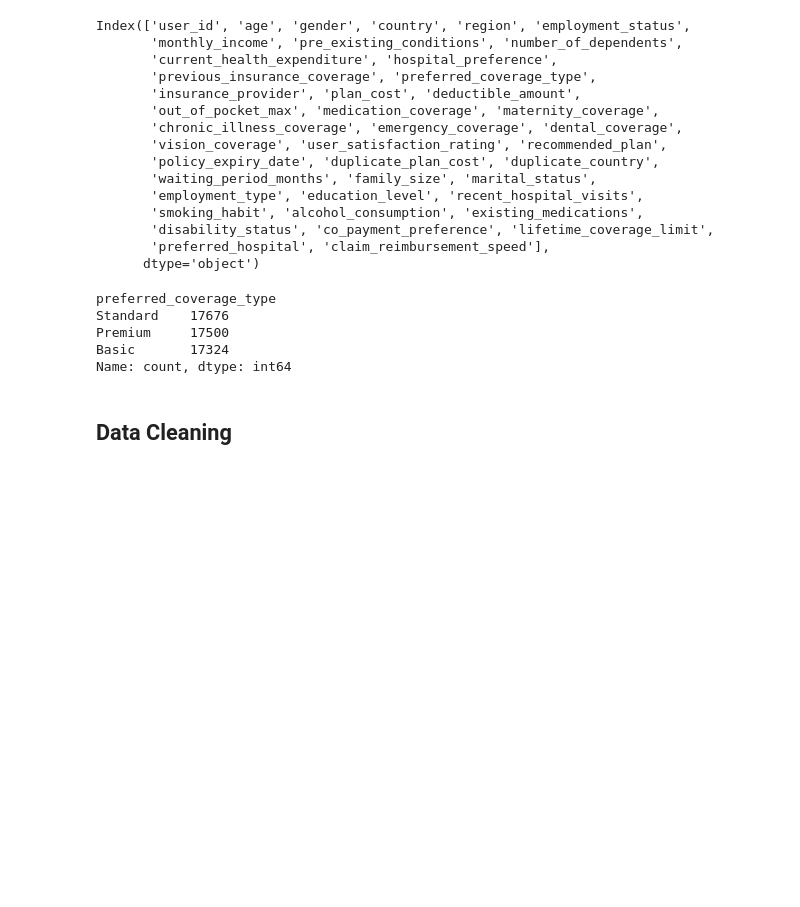
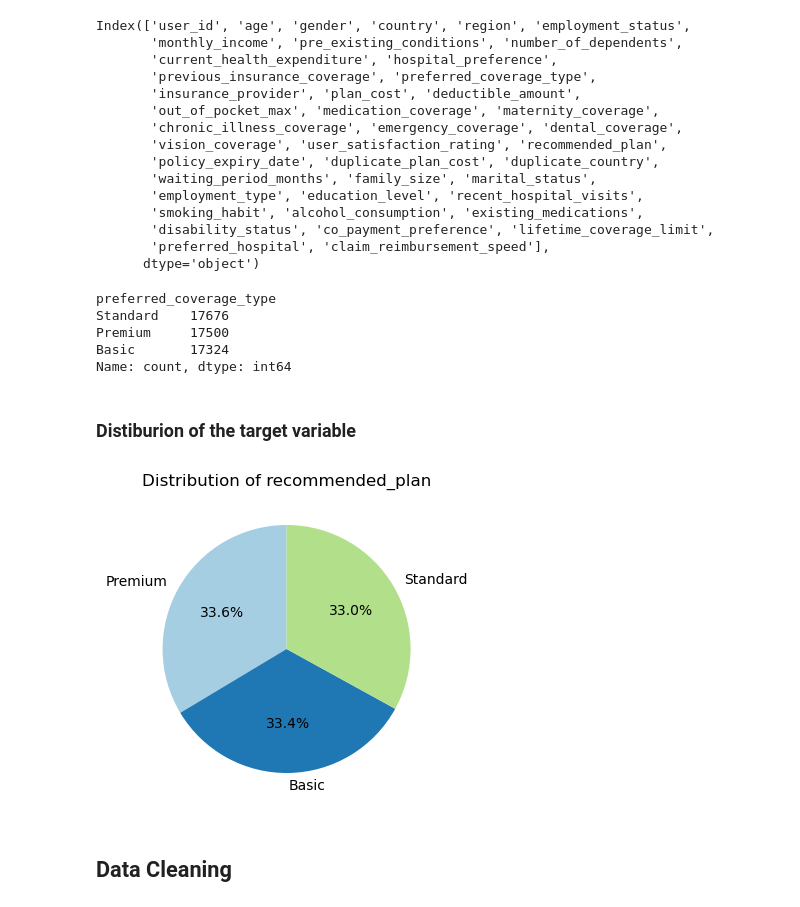
Before and after one commit to ruth-kitasi/Health-Insurance-Recommender-System, a Jupyter notebook: index.ipynb, the cells around one changed output. Cells and saved outputs as stored; diff of their text form; code cells hidden in the pictures; blank space fills up the shorter version.

```diff
--- a/index.ipynb
+++ b/index.ipynb
@@ -174,6 +174,30 @@ Standard    17676
 Premium     17500
 Basic       17324
 Name: count, dtype: int64
+# %% [markdown]
+### Distiburion of the target variable
+# %%
+import pandas as pd
+import matplotlib.pyplot as plt
+
+# Load dataset
+file_path = "health_insurance_recommender.csv"  # Update if needed
+df = pd.read_csv(file_path)
+
+# Identify the target variable (update if different)
+target_variable = "recommended_plan"  # Change this if necessary
+
+# Count occurrences of each category in the target variable
+target_counts = df[target_variable].value_counts()
+
+# Create a pie chart
+plt.figure(figsize=(4, 6))
+target_counts.plot.pie(autopct="%1.1f%%", colors=plt.cm.Paired.colors, startangle=90)
+plt.title(f"Distribution of {target_variable}")
+plt.ylabel("")  # Hide the y-label for better visualization
+plt.show()
+# %% [output]
+[figure, added]
 # %% [markdown]
 ## Data Cleaning
 # %% [markdown]
```
Also changed, not shown: parts of 23 cells of this notebook, 1 other file.
